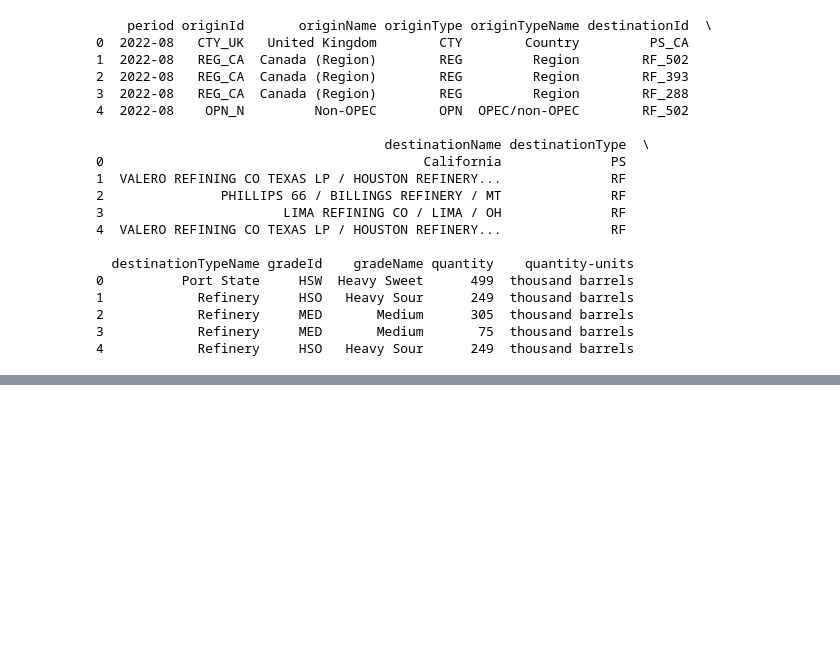
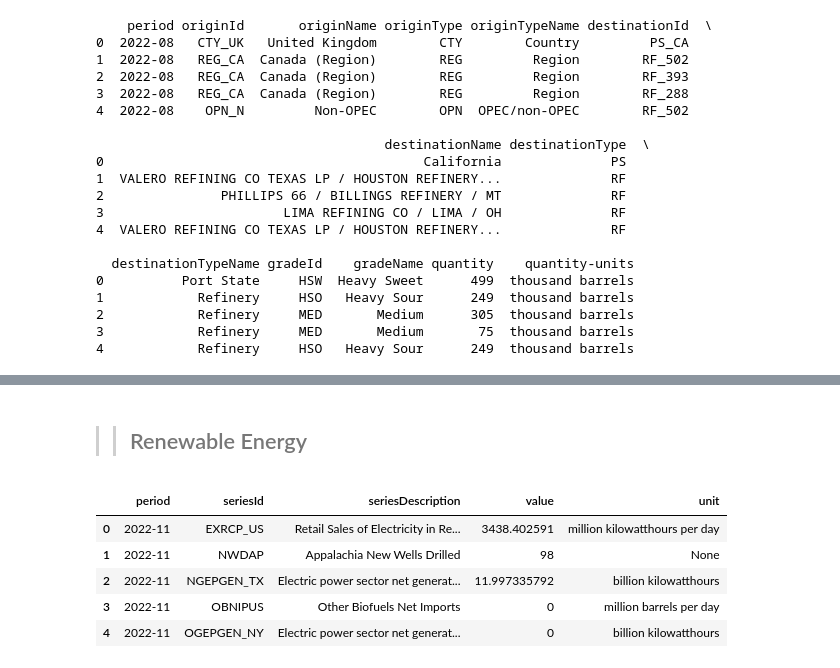
Before and after one commit to hanaDemma/Change_point_analysis_and_statistical_modelling-, a Jupyter notebook: notebooks/change_point_analysis.ipynb, the cells around one changed output, grey strips where cells are left out. Cells and saved outputs as stored; diff of their text form; code cells hidden in the pictures; blank space fills up the shorter version.

Commit message:
Renewable Energy

```diff
--- a/notebooks/change_point_analysis.ipynb
+++ b/notebooks/change_point_analysis.ipynb
@@ -681,3 +681,5 @@ df_oil_imports.head()
 | 2 | 2022-08 | REG_CA | Canada (Region) | REG | Region | RF_393 | PHILLIPS 66 / BILLINGS REFINERY / MT | ... |
 | 3 | 2022-08 | REG_CA | Canada (Region) | REG | Region | RF_288 | LIMA REFINING CO / LIMA / OH | ... |
 | 4 | 2022-08 | OPN_N | Non-OPEC | OPN | OPEC/non-OPEC | RF_502 | VALERO REFINING CO TEXAS LP / HOU... | ... |
+# %% [markdown]
+>> ## Renewable Energy
@@ -683,0 +732,9 @@ df_oil_imports.head()
+# %%
+renewable_energy.head()
+# %% [output]
+|  | period | seriesId | seriesDescription | value | unit |
+| 0 | 2022-11 | EXRCP_US | Retail Sales of Electricity in Re... | 3438.402591 | million kilowatthours per day |
+| 1 | 2022-11 | NWDAP | Appalachia New Wells Drilled | 98 | None |
+| 2 | 2022-11 | NGEPGEN_TX | Electric power sector net generat... | 11.997335792 | billion kilowatthours |
+| 3 | 2022-11 | OBNIPUS | Other Biofuels Net Imports | 0 | million barrels per day |
+| 4 | 2022-11 | OGEPGEN_NY | Electric power sector net generat... | 0 | billion kilowatthours |
```
Also changed, not shown: parts of 1 cell of this notebook.
